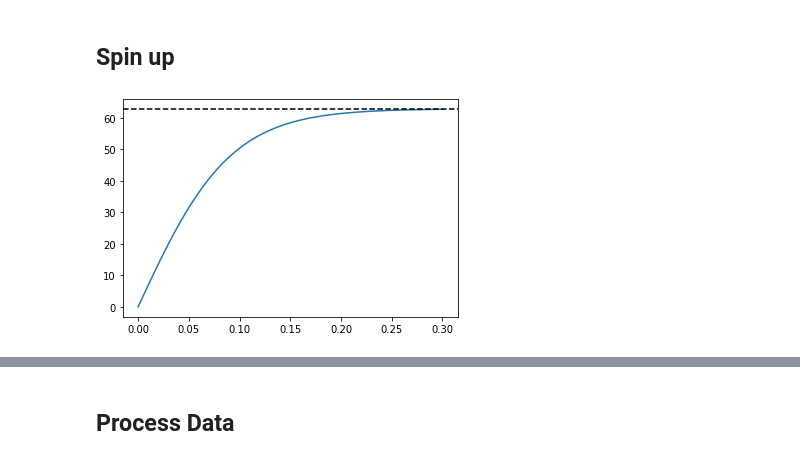
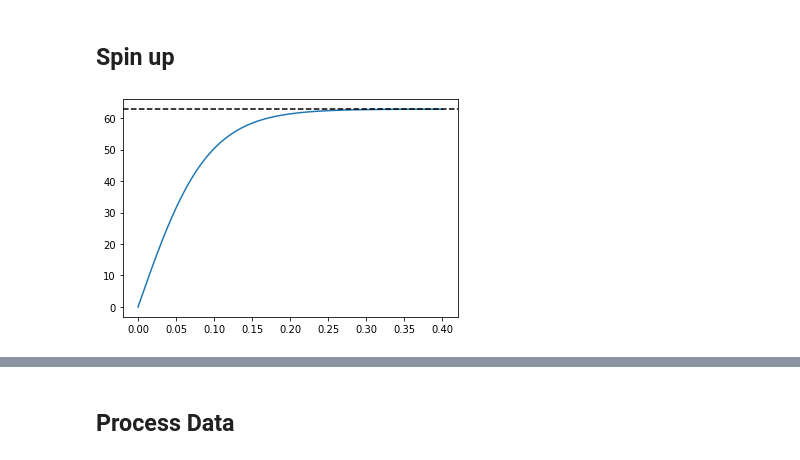
Before and after one commit to biswaroopmukherjee/condensate, a Jupyter notebook: notebooks/Hall strip.ipynb, the cells around one changed output, grey strips where cells are left out. Drawn from its saved outputs; the diff is of its cells as text; code cells hidden in the pictures.

```diff
--- a/notebooks/Hall strip.ipynb
+++ b/notebooks/Hall strip.ipynb
@@ -47,16 +47,16 @@ groundstate.show_density()
 ## Spin up
 # %%
 whirrMax = omega
-steps = 30000
+steps = 40000
 whirrtime = 30000
 times = np.arange(steps)
 Omega = [np.min([whirrMax, omega * 1.001 * np.tanh(3.3 * t / whirrtime)]) for t in times]
 
 plt.plot(dt*times, Omega)
 plt.axhline(Omega[-1],ls='--',c='k')
 plt.show()
 # %% [output]
-[figure, old version]
+[figure, new version]
 # %%
 hallstrip = deepcopy(groundstate)
 # %%
```
Also changed, not shown: parts of 16 cells of this notebook.
